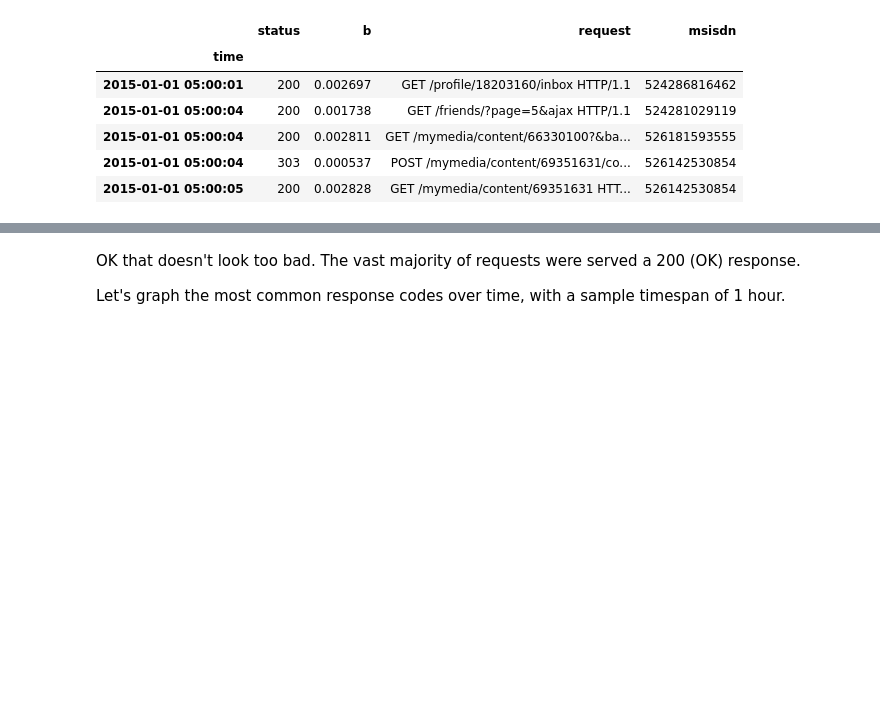
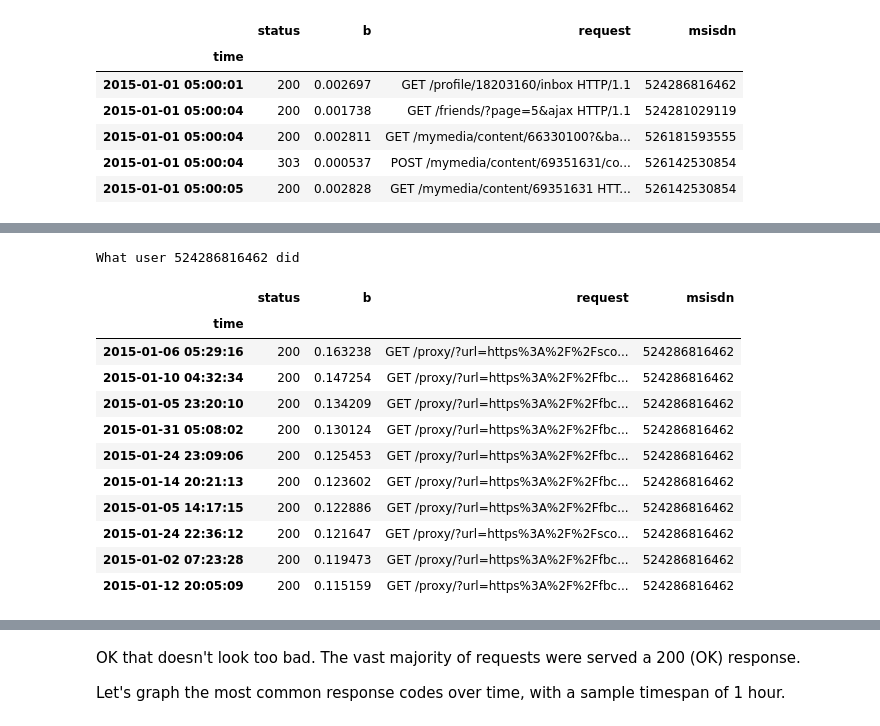
Before and after one commit to nicolasgo/_pmx, a Jupyter notebook: fraud-analysis.ipynb, the cells around one changed output, grey strips where cells are left out. Cells and saved outputs as stored; diff of their text form; code cells hidden in the pictures; blank space fills up the shorter version.

```diff
--- a/fraud-analysis.ipynb
+++ b/fraud-analysis.ipynb
@@ -240,0 +220,5 @@ dtype: int64
+# %%
+user='524286816462'
+df_d=df[df.msisdn==user].b.resample('1440t', how=['sum'])
+#df_d=df[df.msisdn=='528441732464'].b.resample('1440t', how=['sum'])
+df_d.sort(['sum'],ascending=False).head(10).T
@@ -240,0 +233,18 @@ dtype: int64
+# %%
+bad=df[df['msisdn']==user]
+print 'What user %s did'%(user)
+bad.sort(['b'],ascending=False).head(10)
+# %% [output]
+What user 524286816462 did
+|  | status | b | request | msisdn |
+| time |  |  |  |  |
+| 2015-01-06 05:29:16 | 200 | 0.163238 | GET /proxy/?url=https%3A%2F%2Fsco... | 524286816462 |
+| 2015-01-10 04:32:34 | 200 | 0.147254 | GET /proxy/?url=https%3A%2F%2Ffbc... | 524286816462 |
+| 2015-01-05 23:20:10 | 200 | 0.134209 | GET /proxy/?url=https%3A%2F%2Ffbc... | 524286816462 |
+| 2015-01-31 05:08:02 | 200 | 0.130124 | GET /proxy/?url=https%3A%2F%2Ffbc... | 524286816462 |
+| 2015-01-24 23:09:06 | 200 | 0.125453 | GET /proxy/?url=https%3A%2F%2Ffbc... | 524286816462 |
+| 2015-01-14 20:21:13 | 200 | 0.123602 | GET /proxy/?url=https%3A%2F%2Ffbc... | 524286816462 |
+| 2015-01-05 14:17:15 | 200 | 0.122886 | GET /proxy/?url=https%3A%2F%2Ffbc... | 524286816462 |
+| 2015-01-24 22:36:12 | 200 | 0.121647 | GET /proxy/?url=https%3A%2F%2Fsco... | 524286816462 |
+| 2015-01-02 07:23:28 | 200 | 0.119473 | GET /proxy/?url=https%3A%2F%2Ffbc... | 524286816462 |
+| 2015-01-12 20:05:09 | 200 | 0.115159 | GET /proxy/?url=https%3A%2F%2Ffbc... | 524286816462 |
```
Also changed, not shown: parts of 61 cells of this notebook, 1 other file.
